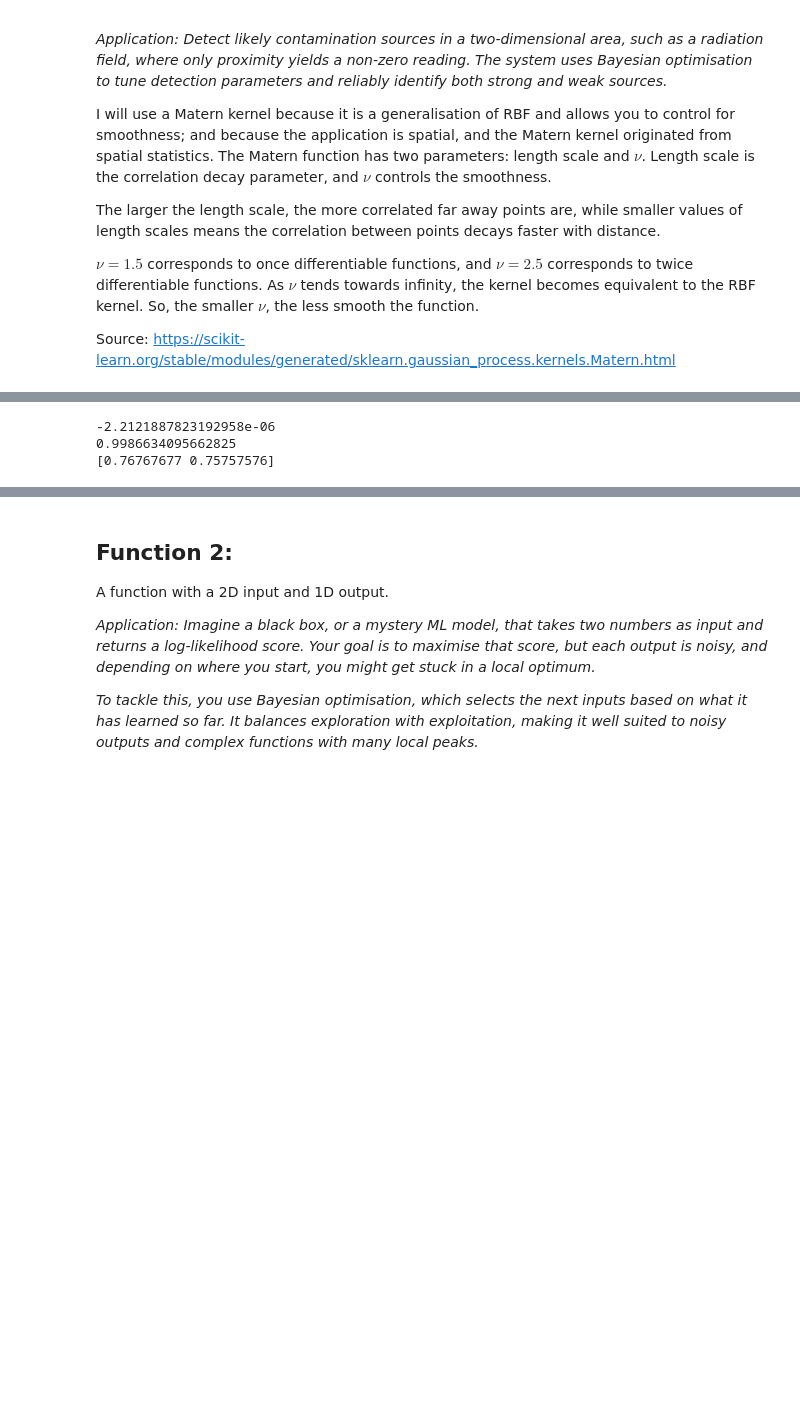
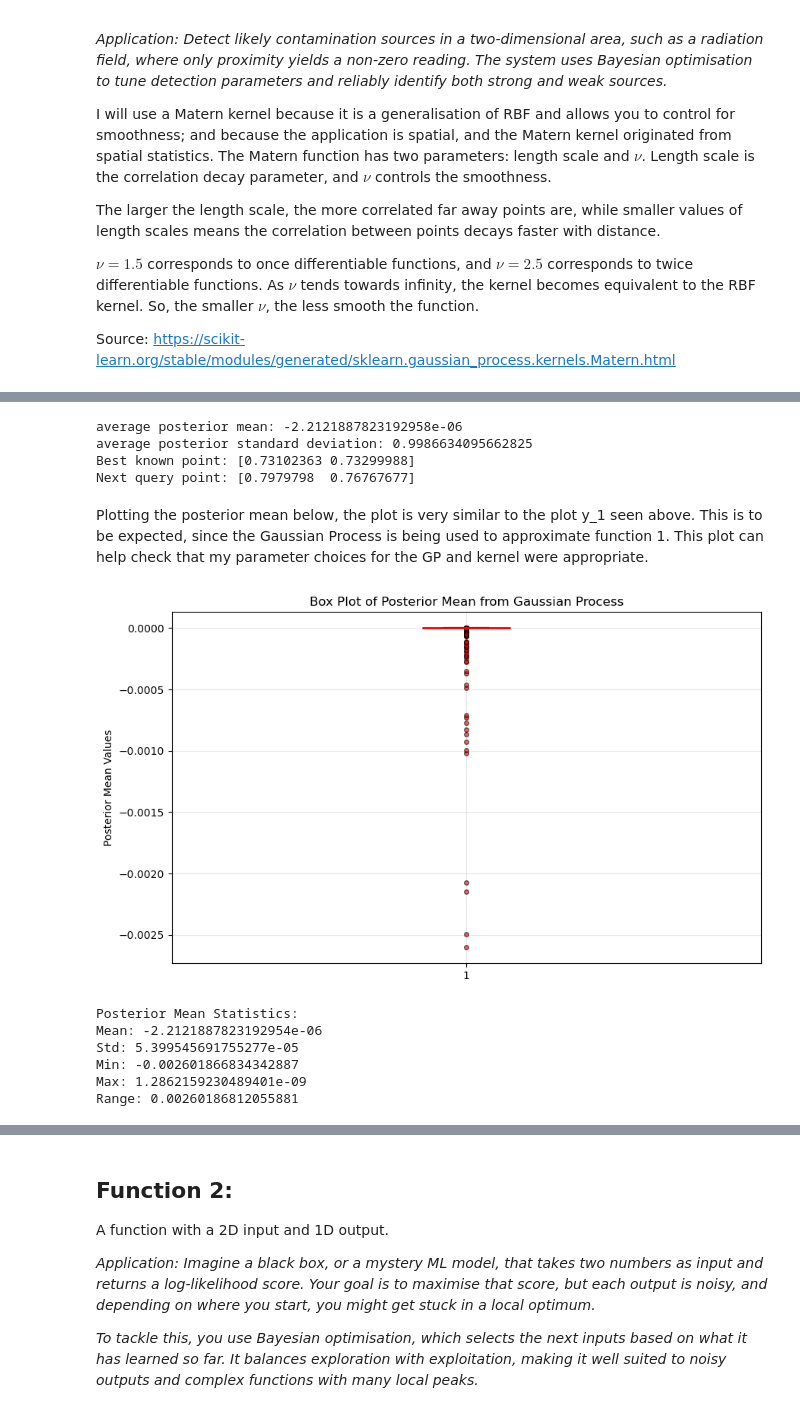
Before and after one commit to Kelly-A-W/Imperial-AI-and-ML-Course-Capstone-Project, a Jupyter notebook: hello_world.ipynb, the cells around one changed output, grey strips where cells are left out. Drawn from its saved outputs; the diff is of its cells as text; code cells hidden in the pictures; blank space fills up the shorter version.

```diff
--- a/hello_world.ipynb
+++ b/hello_world.ipynb
@@ -92,20 +192,54 @@ kernel = Matern(length_scale = length_scale, nu = nu)
 model = GaussianProcessRegressor(kernel = kernel, alpha = noise_assumption)
 model.fit(np.array(x_1), np.array(y_1))
 
+
 # Get the predicted (posterior) mean and standard deviation for each grid point
 post_mean, post_std = model.predict(x_1_grid, return_std = True)
-print(mean(post_mean))
-print(mean(post_std))
+print("average posterior mean:", mean(post_mean))
+print("average posterior standard deviation:", mean(post_std))
 
 # Calculate the UCB aquisition function
-kappa = 1e-06 # choose this by looking at the mean post_mean and post_std to get an idea of the scale of each
+kappa =  1e-4 # choose this by looking at the mean post_mean and post_std to get an idea of the scale of each
 UCB = post_mean + kappa * post_std
 
 # Get the next query point
 max_idx_1 = np.argmax(UCB)
 next_point_1 = x_1_grid[max_idx_1]
-print(next_point_1)
+print("Best known point:", x_1[np.argmax(y_1)])
+print("Next query point:", next_point_1)
 # %% [output]
--2.2121887823192958e-06
-0.9986634095662825
-[0.76767677 0.75757576]
+average posterior mean: -2.2121887823192958e-06
+average posterior standard deviation: 0.9986634095662825
+Best known point: [0.73102363 0.73299988]
+Next query point: [0.7979798  0.76767677]
+# %% [markdown]
+Plotting the posterior mean below, the plot is very similar to the plot y_1 seen above. This is to be expected, since the Gaussian Process is being used to approximate function 1. This plot can help check that my parameter choices for the GP and kernel were appropriate.
+# %%
+# Create density plot of post_mean
+plt.figure(figsize=(10, 6))
+plt.boxplot(post_mean, vert=True, patch_artist=True,
+           boxprops=dict(facecolor='lightblue', alpha=0.7),
+           medianprops=dict(color='red', linewidth=2),
+           whiskerprops=dict(color='black', linewidth=1.5),
+           capprops=dict(color='black', linewidth=1.5),
+           flierprops=dict(marker='o', markerfacecolor='red', markersize=4, alpha=0.6))
+plt.ylabel('Posterior Mean Values')
+plt.title('Box Plot of Posterior Mean from Gaussian Process')
+plt.grid(True, alpha=0.3)
+plt.show()
+
+# Print some statistics
+print(f"Posterior Mean Statistics:")
+print("Mean:", np.mean(post_mean))
+print("Std:", np.std(post_mean))
+print("Min:", np.min(post_mean))
+print("Max:", np.max(post_mean))
+print("Range:", np.max(post_mean) - np.min(post_mean))
+# %% [output]
+[figure, added]
+Posterior Mean Statistics:
+Mean: -2.2121887823192954e-06
+Std: 5.399545691755277e-05
+Min: -0.002601866834342887
+Max: 1.2862159230489401e-09
+Range: 0.00260186812055881
```
Also changed, not shown: parts of 8 cells of this notebook.
